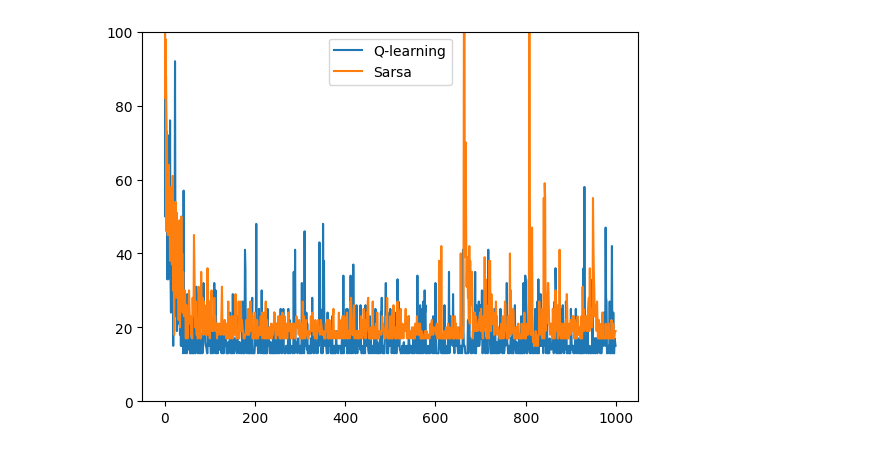
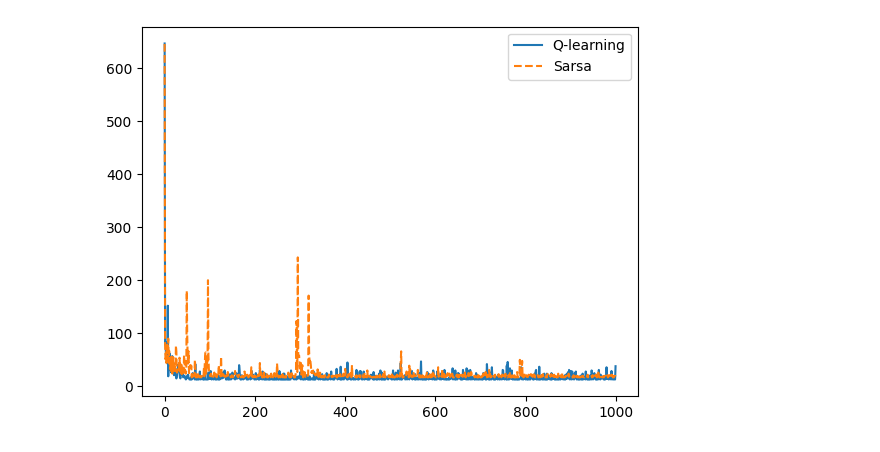
Before and after one commit to niikun/reinforce_learning, a Jupyter notebook: chapter06/windy_q.ipynb, the cells around one changed output. Cells and saved outputs as stored; diff of their text form; code cells hidden in the pictures.

Commit message:
expected Sarsa

```diff
--- a/chapter06/windy_q.ipynb
+++ b/chapter06/windy_q.ipynb
@@ -250,9 +311,9 @@ for i in range(height):
 S C C C C C C C C C C G
 # %%
 plt.plot(q_history, label="Q-learning")
-plt.plot(sarsa_history, label="Sarsa")
-plt.ylim(0, 100)
+plt.plot(sarsa_history, label="Sarsa", linestyle="--")
+# plt.ylim(0, 100)
 plt.legend()
 plt.show()
 # %% [output]
-[figure, old version]
+[figure, new version]
```
Also changed, not shown: parts of 13 cells of this notebook.
